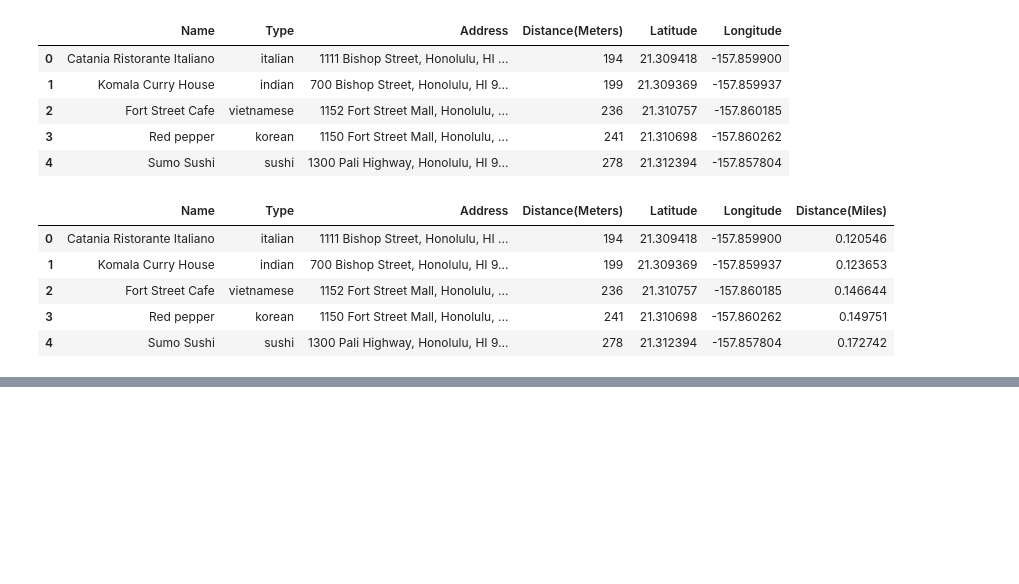
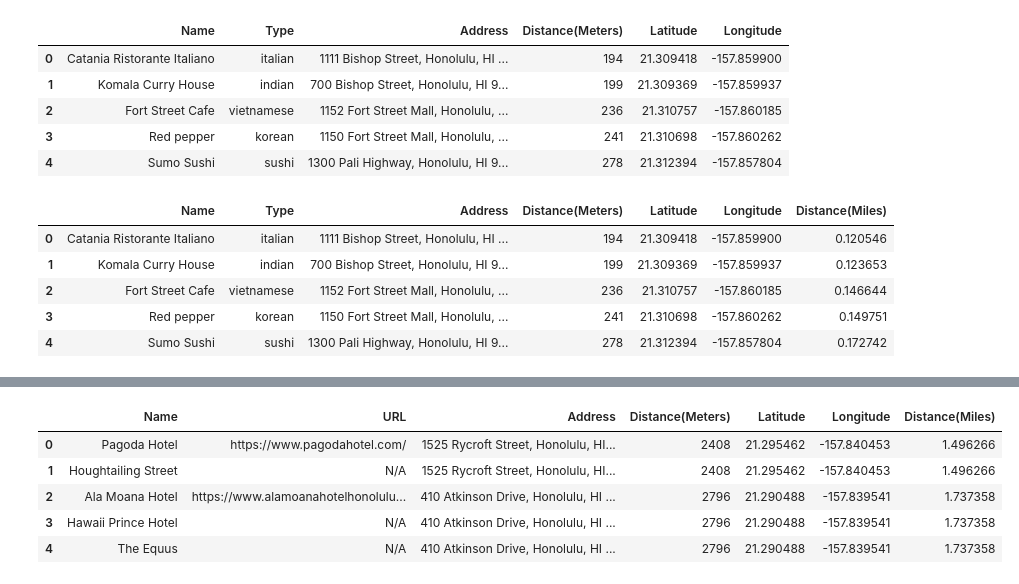
Before and after one commit to messymessina29/Hawaii_Tour_Guide_Project, a Jupyter notebook: Andrew/hawaii_restaurants_hotels.ipynb, the cells around one changed output, grey strips where cells are left out. Cells and saved outputs as stored; diff of their text form; code cells hidden in the pictures; blank space fills up the shorter version.

```diff
--- a/Andrew/hawaii_restaurants_hotels.ipynb
+++ b/Andrew/hawaii_restaurants_hotels.ipynb
@@ -100,0 +182,10 @@ restaraunt_df.to_json('restaurants.json', orient='records')
+# %%
+hotel_df['Distance(Miles)'] = hotel_df['Distance(Meters)'] / 1609.34
+hotel_df.head()
+# %% [output]
+|  | Name | URL | Address | Distance(Meters) | Latitude | Longitude | Distance(Miles) |
+| 0 | Pagoda Hotel | https://www.pagodahotel.com/ | 1525 Rycroft Street, Honolulu, HI... | 2408 | 21.295462 | -157.840453 | 1.496266 |
+| 1 | Houghtailing Street | N/A | 1525 Rycroft Street, Honolulu, HI... | 2408 | 21.295462 | -157.840453 | 1.496266 |
+| 2 | Ala Moana Hotel | https://www.alamoanahotelhonolulu... | 410 Atkinson Drive, Honolulu, HI ... | 2796 | 21.290488 | -157.839541 | 1.737358 |
+| 3 | Hawaii Prince Hotel | N/A | 410 Atkinson Drive, Honolulu, HI ... | 2796 | 21.290488 | -157.839541 | 1.737358 |
+| 4 | The Equus | N/A | 410 Atkinson Drive, Honolulu, HI ... | 2796 | 21.290488 | -157.839541 | 1.737358 |
```
Also changed, not shown: parts of 4 cells of this notebook, 3 other files.
